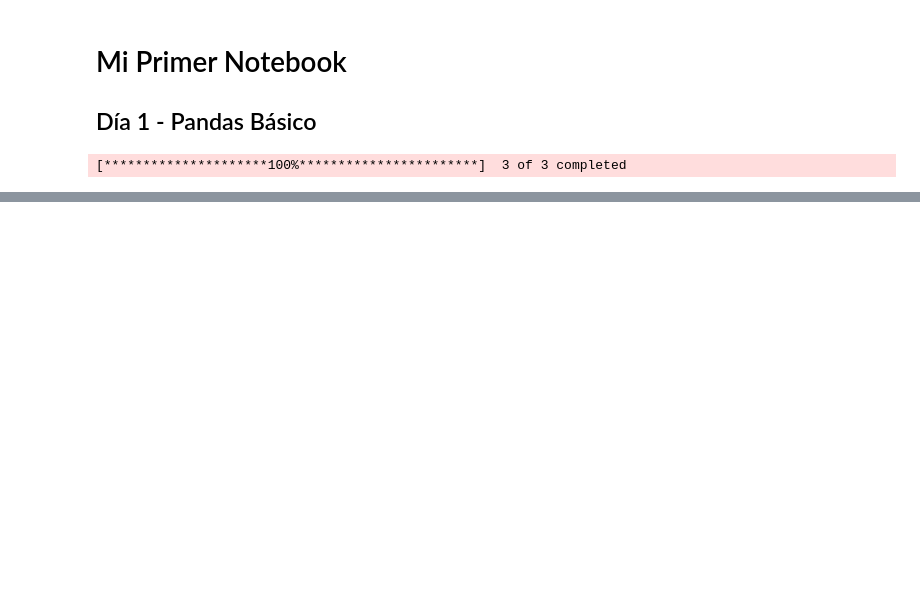
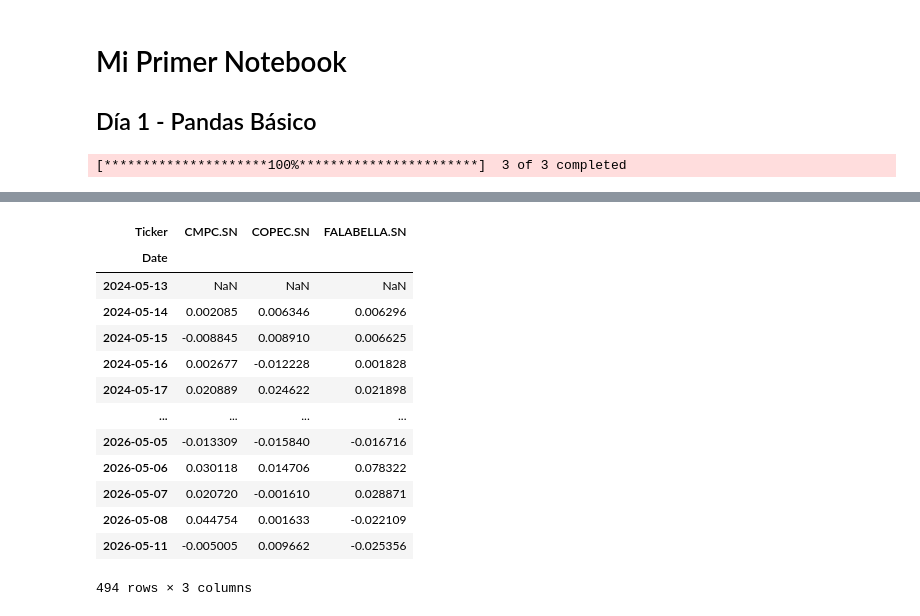
Before and after one commit to pablovergaraw/quant-journey-pablo, a Jupyter notebook: 01_pandas_basico.ipynb, the cells around one changed output, grey strips where cells are left out. Cells and saved outputs as stored; diff of their text form; code cells hidden in the pictures; blank space fills up the shorter version.

```diff
--- a/01_pandas_basico.ipynb
+++ b/01_pandas_basico.ipynb
@@ -60,0 +87,18 @@ precios_normalizados.plot()
+# %%
+retornos_diarios = precios_cierre.pct_change()
+retornos_diarios
+# %% [output]
+| Ticker | CMPC.SN | COPEC.SN | FALABELLA.SN |
+| Date |  |  |  |
+| 2024-05-13 | NaN | NaN | NaN |
+| 2024-05-14 | 0.002085 | 0.006346 | 0.006296 |
+| 2024-05-15 | -0.008845 | 0.008910 | 0.006625 |
+| 2024-05-16 | 0.002677 | -0.012228 | 0.001828 |
+| 2024-05-17 | 0.020889 | 0.024622 | 0.021898 |
+| ... | ... | ... | ... |
+| 2026-05-05 | -0.013309 | -0.015840 | -0.016716 |
+| 2026-05-06 | 0.030118 | 0.014706 | 0.078322 |
+| 2026-05-07 | 0.020720 | -0.001610 | 0.028871 |
+| 2026-05-08 | 0.044754 | 0.001633 | -0.022109 |
+| 2026-05-11 | -0.005005 | 0.009662 | -0.025356 |
+494 rows × 3 columns
```
Also changed, not shown: parts of 7 cells of this notebook.
